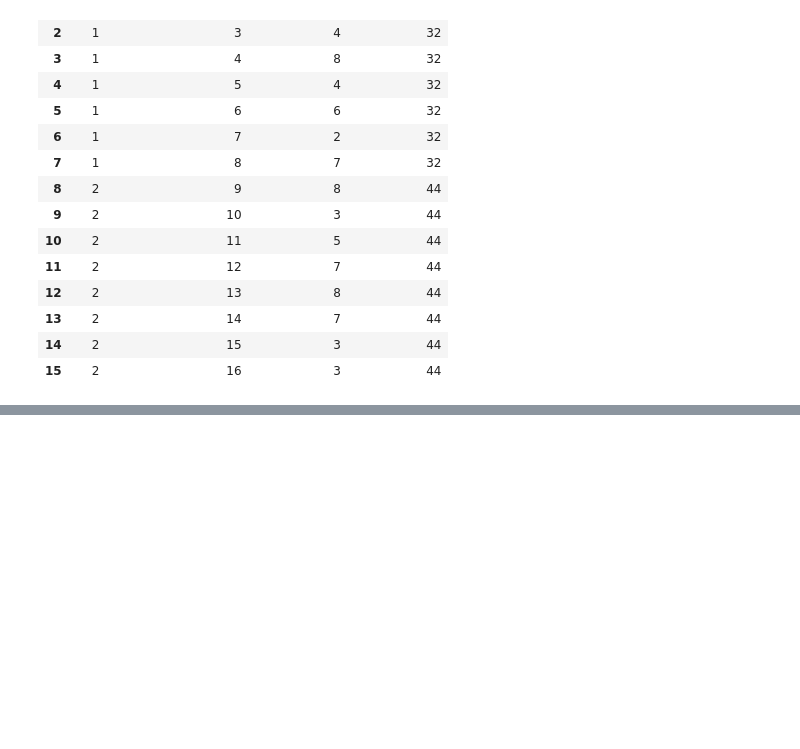
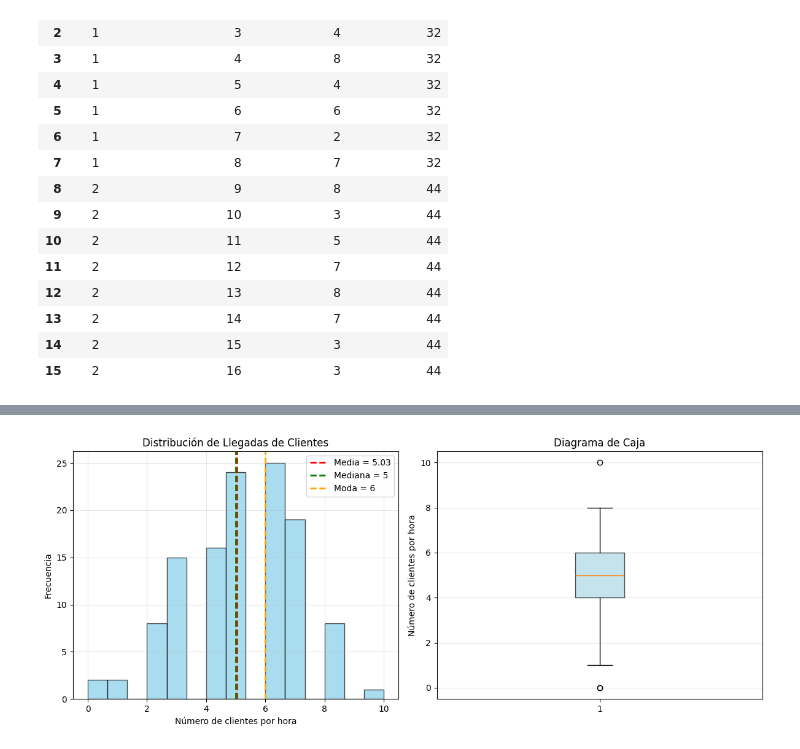
Before and after one commit to DariusClover/INTELIGENCIA-ARTIFICIAL, a Jupyter notebook: Taller3/Taller3.ipynb, the cells around one changed output, grey strips where cells are left out. Cells and saved outputs as stored; diff of their text form; code cells hidden in the pictures; blank space fills up the shorter version.

```diff
--- a/Taller3/Taller3.ipynb
+++ b/Taller3/Taller3.ipynb
@@ -72,0 +80,15 @@ El DataSet completo está en el archivo Excel del repositorio, específicamente
+# %%
+media = df_d['SIMULACION'].mean()
+mediana = df_d['SIMULACION'].median()
+moda = df_d['SIMULACION'].mode()[0]
+
+
+print("Medidas de tendencia central\n")
+print(f"La media es: {media:.2f}")
+print(f"La mediana: {mediana:.0f}")
+print(f"La moda es: {moda}")
+print(f"-------------------------------------------------------------")
+print(f"Interpretación:\n")
+print(f"La media indica que en promedio llegan {media:.2f} clientes por hora.")
+print(f"La mediana muestra que la mitad de las horas tienen {mediana:.0f} o menos clientes.")
+print(f"La moda revela que el número más frecuente de clientes por hora es {moda}.")
@@ -72,0 +107,28 @@ El DataSet completo está en el archivo Excel del repositorio, específicamente
+# %%
+# Visualización de medidas de tendencia central
+plt.figure(figsize=(12, 5))
+
+# Histograma
+plt.subplot(1, 2, 1)
+plt.hist(df_d['SIMULACION'], bins=15, edgecolor='black', alpha=0.7, color='skyblue')
+plt.axvline(media, color='red', linestyle='--', linewidth=2, label=f'Media = {media:.2f}')
+plt.axvline(mediana, color='green', linestyle='--', linewidth=2, label=f'Mediana = {mediana:.0f}')
+plt.axvline(moda, color='orange', linestyle='--', linewidth=2, label=f'Moda = {moda}')
+plt.xlabel('Número de clientes por hora')
+plt.ylabel('Frecuencia')
+plt.title('Distribución de Llegadas de Clientes')
+plt.legend()
+plt.grid(True, alpha=0.3)
+
+# Boxplot
+plt.subplot(1, 2, 2)
+plt.boxplot(df_d['SIMULACION'], vert=True, patch_artist=True,
+            boxprops=dict(facecolor='lightblue', alpha=0.7))
+plt.ylabel('Número de clientes por hora')
+plt.title('Diagrama de Caja')
+plt.grid(True, alpha=0.3, axis='y')
+
+plt.tight_layout()
+plt.show()
+# %% [output]
+[figure, added]
```
Also changed, not shown: parts of 10 cells of this notebook.
